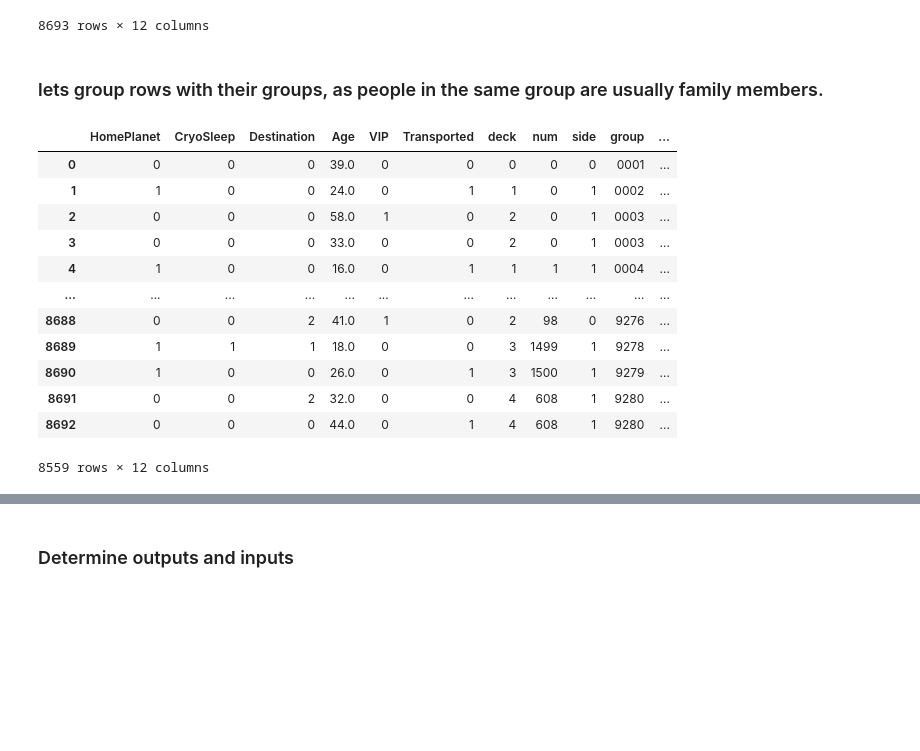
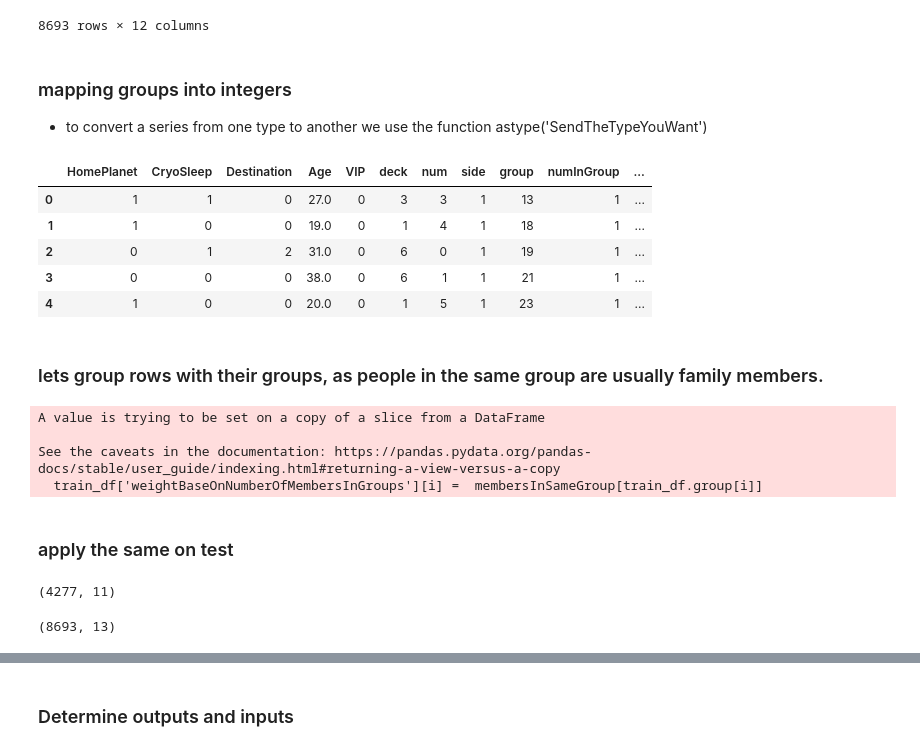
Before and after one commit to abdelazizSalah/Machine-Learning-Track, a Jupyter notebook: 180Course/session6/Assignment/titanicSpaceShip.ipynb, the cells around one changed output, grey strips where cells are left out. Drawn from its saved outputs; the diff is of its cells as text; code cells hidden in the pictures; blank space fills up the shorter version.

```diff
--- a/180Course/session5/Assignment/titanicSpaceShip.ipynb
+++ b/180Course/session6/Assignment/titanicSpaceShip.ipynb
@@ -311,8 +311,9 @@ train_df.VIP.unique()
 # %% [output]
 array([False,  True])
 # %%
-train_df.VIP = train_df.VIP.map(cryoMapping)
-test_df.VIP = test_df.VIP.map(cryoMapping)
+VIPmapping = cryoMapping
+train_df.VIP = train_df.VIP.map(VIPmapping)
+test_df.VIP = test_df.VIP.map(VIPmapping)
 # %%
 train_df
 # %% [output]
@@ -462,23 +463,62 @@ train_df
 | 8691 | 0 | 0 | 2 | 32.0 | 0 | 0 | 4 | 608 | 1 | 9280 | ... |
 | 8692 | 0 | 0 | 0 | 44.0 | 0 | 1 | 4 | 608 | 1 | 9280 | ... |
 8693 rows × 12 columns
+# %% [markdown]
+### mapping groups into integers
+* to convert a series from one type to another we use the function astype('SendTheTypeYouWant')
+# %%
+train_df.group.unique()
+train_df.group = train_df.group.astype('int32')
+train_df.numInGroup = train_df.numInGroup.astype('int32')
+test_df.group = test_df.group.astype('int32')
+test_df.numInGroup = test_df.numInGroup.astype('int32')
+
+test_df.head()
+# %% [output]
+|  | HomePlanet | CryoSleep | Destination | Age | VIP | deck | num | side | group | numInGroup | ... |
+| 0 | 1 | 1 | 0 | 27.0 | 0 | 3 | 3 | 1 | 13 | 1 | ... |
+| 1 | 1 | 0 | 0 | 19.0 | 0 | 1 | 4 | 1 | 18 | 1 | ... |
+| 2 | 0 | 1 | 2 | 31.0 | 0 | 6 | 0 | 1 | 19 | 1 | ... |
+| 3 | 0 | 0 | 0 | 38.0 | 0 | 6 | 1 | 1 | 21 | 1 | ... |
+| 4 | 1 | 0 | 0 | 20.0 | 0 | 1 | 5 | 1 | 23 | 1 | ... |
 # %% [markdown]
 ### lets group rows with their groups, as people in the same group are usually family members.
-# %%
-###!!!! msh 3aref sa7 wla a? !!!####
-groups = train_df.groupby('group')
-groups.head()
-# %% [output]
-|  | HomePlanet | CryoSleep | Destination | Age | VIP | Transported | deck | num | side | group | ... |
-| 0 | 0 | 0 | 0 | 39.0 | 0 | 0 | 0 | 0 | 0 | 0001 | ... |
-| 1 | 1 | 0 | 0 | 24.0 | 0 | 1 | 1 | 0 | 1 | 0002 | ... |
-| 2 | 0 | 0 | 0 | 58.0 | 1 | 0 | 2 | 0 | 1 | 0003 | ... |
-| 3 | 0 | 0 | 0 | 33.0 | 0 | 0 | 2 | 0 | 1 | 0003 | ... |
-| 4 | 1 | 0 | 0 | 16.0 | 0 | 1 | 1 | 1 | 1 | 0004 | ... |
-| ... | ... | ... | ... | ... | ... | ... | ... | ... | ... | ... | ... |
-| 8688 | 0 | 0 | 2 | 41.0 | 1 | 0 | 2 | 98 | 0 | 9276 | ... |
-| 8689 | 1 | 1 | 1 | 18.0 | 0 | 0 | 3 | 1499 | 1 | 9278 | ... |
-| 8690 | 1 | 0 | 0 | 26.0 | 0 | 1 | 3 | 1500 | 1 | 9279 | ... |
-| 8691 | 0 | 0 | 2 | 32.0 | 0 | 0 | 4 | 608 | 1 | 9280 | ... |
-| 8692 | 0 | 0 | 0 | 44.0 | 0 | 1 | 4 | 608 | 1 | 9280 | ... |
-8559 rows × 12 columns
+# %%
+membersInSameGroup = train_df.groupby('group')['numInGroup'].count()
+
+# tyb delw2ty baa ehna 3auzen a, 3auzen enna nro7 nshof men aktur group hena 3ndo forsa eno ye3ml survive.
+# w b3d ma a3rf keda harg3 baa fl df el asly a3ml mapping lel weight el a3la.
+# I will write the algorithm in for loop then check how to use python code to make it simpler
+train_df['weightBaseOnNumberOfMembersInGroups'] = pd.Series(np.zeros(train_df.shape[0]))
+
+for i in range (len(train_df)):
+    train_df['weightBaseOnNumberOfMembersInGroups'][i] =  membersInSameGroup[train_df.group[i]]
+# it is working now :D, check how to make it in python code.
+
+train_df
+# %% [output]
+A value is trying to be set on a copy of a slice from a DataFrame
+
+See the caveats in the documentation: https://pandas.pydata.org/pandas-docs/stable/user_guide/indexing.html#returning-a-view-versus-a-copy
+  train_df['weightBaseOnNumberOfMembersInGroups'][i] =  membersInSameGroup[train_df.group[i]]
+# %% [markdown]
+### apply the same on test
+# %%
+print(test_df.shape)
+train_df.shape
+
+# membersInSameGroup = test_df.groupby('group')['numInGroup'].count()
+
+# # tyb delw2ty baa ehna 3auzen a, 3auzen enna nro7 nshof men aktur group hena 3ndo forsa eno ye3ml survive.
+# # w b3d ma a3rf keda harg3 baa fl df el asly a3ml mapping lel weight el a3la.
+# # I will write the algorithm in for loop then check how to use python code to make it simpler
+# test_df['weightBaseOnNumberOfMembersInGroups'] = pd.Series(np.zeros(test_df.shape[0]))
+
+# for i in range (len(test_df)):
+#     test_df['weightBaseOnNumberOfMembersInGroups'][i] =  membersInSameGroup[test_df.group[i]]
+# # it is working now :D, check how to make it in python code.
+
+# test_df
+# %% [output]
+(4277, 11)
+(8693, 13)
```
Also changed, not shown: parts of 5 cells of this notebook, 19 other files.
